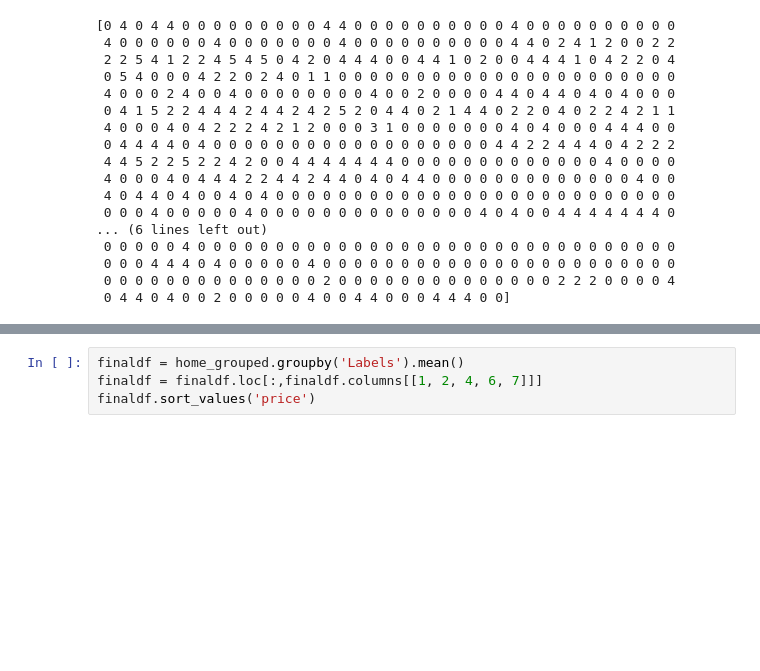
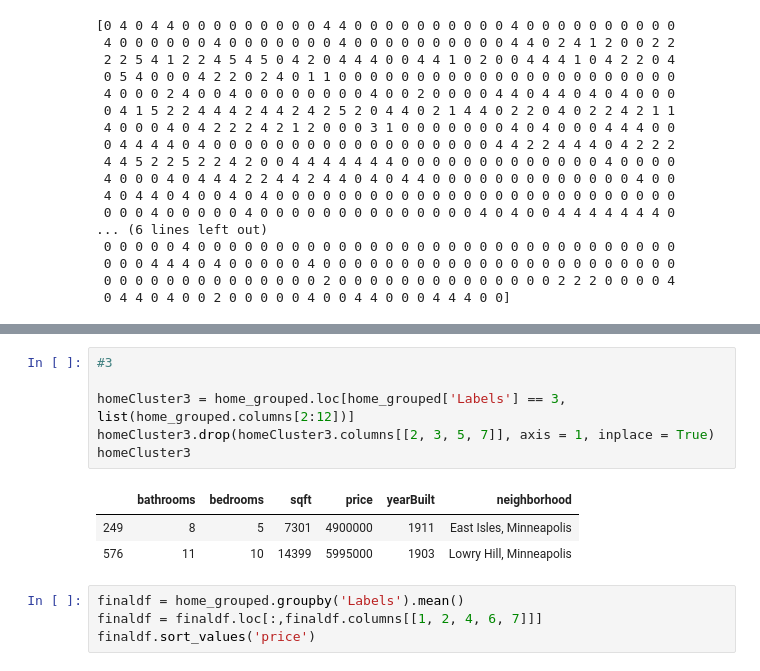
Before and after one commit to tenzin-kunsang648/Final-Coursera-Capstone-Project, a Jupyter notebook: HouseHunt_Location.ipynb, the cells around one changed output, grey strips where cells are left out. Drawn from its saved outputs; the diff is of its cells as text; blank space fills up the shorter version.

```diff
--- a/HouseHunt_Location.ipynb
+++ b/HouseHunt_Location.ipynb
@@ -1084,3 +1124,13 @@ map_clusters_home
+# %%
+#3
+
+homeCluster3 = home_grouped.loc[home_grouped['Labels'] == 3, list(home_grouped.columns[2:12])]
+homeCluster3.drop(homeCluster3.columns[[2, 3, 5, 7]], axis = 1, inplace = True)
+homeCluster3
+# %% [output]
+|  | bathrooms | bedrooms | sqft | price | yearBuilt | neighborhood |
+| 249 | 8 | 5 | 7301 | 4900000 | 1911 | East Isles, Minneapolis |
+| 576 | 11 | 10 | 14399 | 5995000 | 1903 | Lowry Hill, Minneapolis |
 # %%
 finaldf = home_grouped.groupby('Labels').mean()
 finaldf = finaldf.loc[:,finaldf.columns[[1, 2, 4, 6, 7]]]
```
Also changed, not shown: parts of 12 cells of this notebook.
